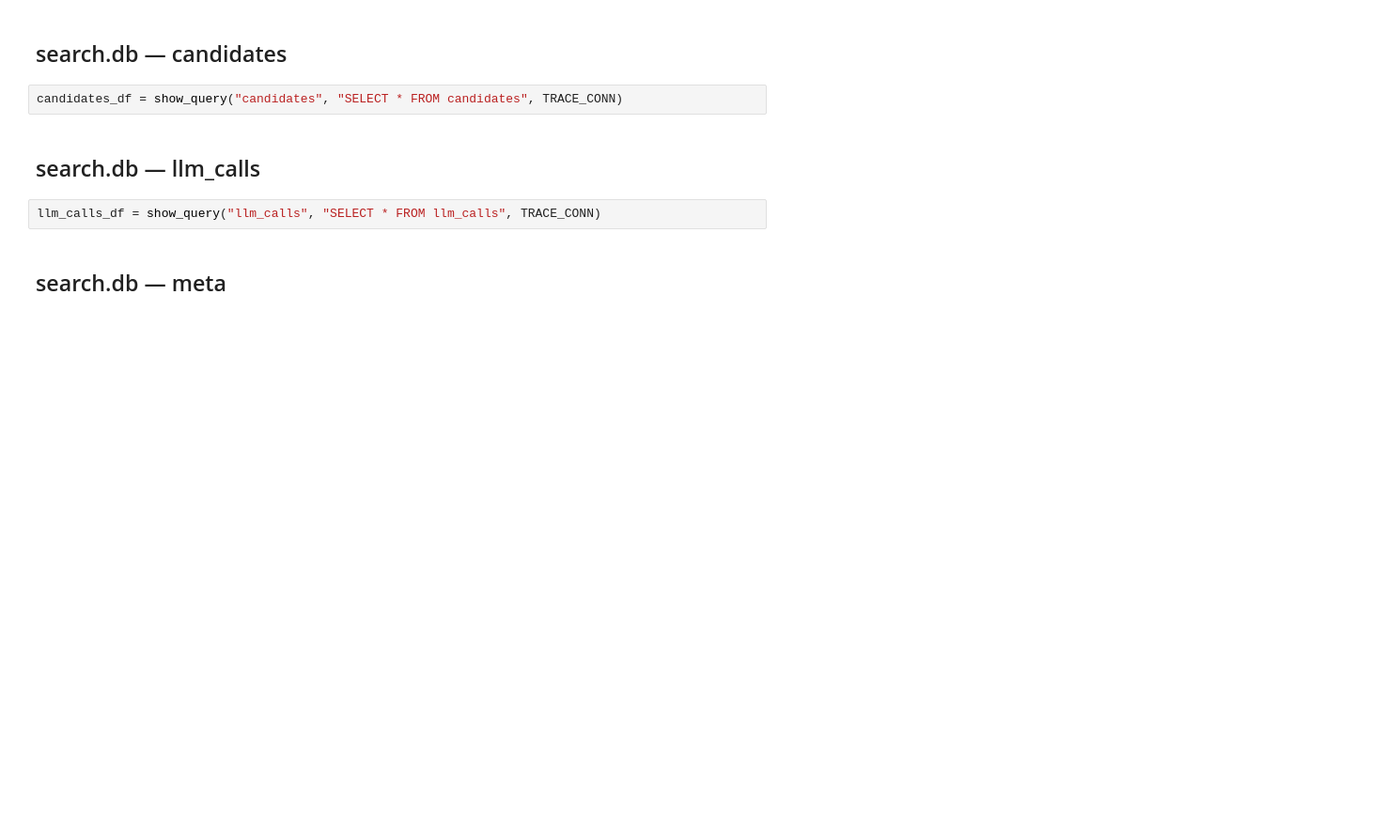
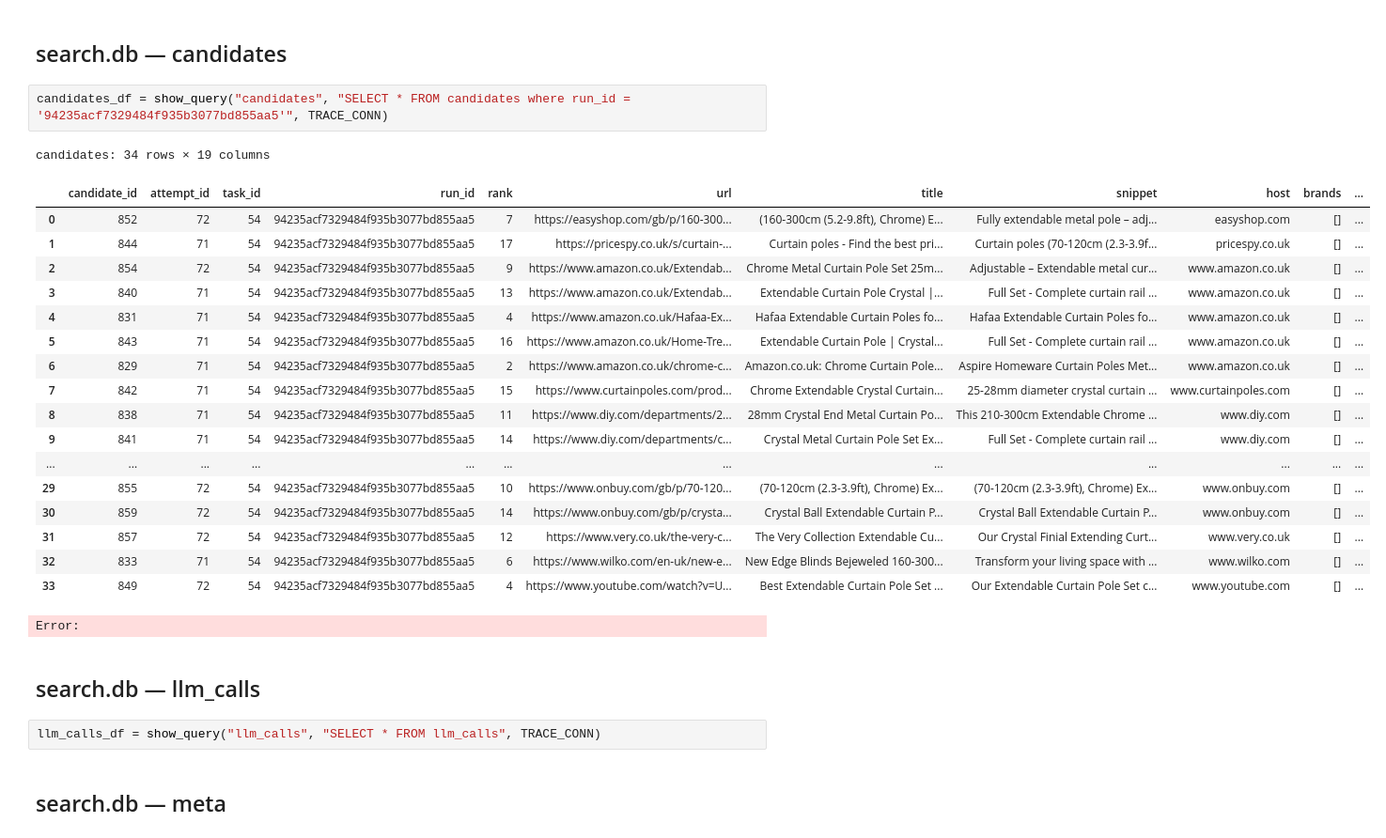
Before and after one commit to Kumoyyds/competitor_product_search, a Jupyter notebook: src/search/script/inspect_tables.ipynb, the cells around one changed output. Shown at 94% size. Cells and saved outputs as stored; diff of their text form; blank space fills up the shorter version.

```diff
--- a/src/search/script/inspect_tables.ipynb
+++ b/src/search/script/inspect_tables.ipynb
@@ -142,7 +180,27 @@ node_events: 10 rows × 15 columns
 # %% [markdown]
 ## search.db — candidates
 # %%
-candidates_df = show_query("candidates", "SELECT * FROM candidates", TRACE_CONN)
+candidates_df = show_query("candidates", "SELECT * FROM candidates where run_id = '94235acf7329484f935b3077bd855aa5'", TRACE_CONN)
+# %% [output]
+candidates: 34 rows × 19 columns
+|  | candidate_id | attempt_id | task_id | run_id | rank | url | title | snippet | host | brands | ... |
+| 0 | 852 | 72 | 54 | 94235acf7329484f935b3077bd855aa5 | 7 | https://easyshop.com/gb/p/160-300... | (160-300cm (5.2-9.8ft), Chrome) E... | Fully extendable metal pole – adj... | easyshop.com | [] | ... |
+| 1 | 844 | 71 | 54 | 94235acf7329484f935b3077bd855aa5 | 17 | https://pricespy.co.uk/s/curtain-... | Curtain poles - Find the best pri... | Curtain poles (70-120cm (2.3-3.9f... | pricespy.co.uk | [] | ... |
+| 2 | 854 | 72 | 54 | 94235acf7329484f935b3077bd855aa5 | 9 | https://www.amazon.co.uk/Extendab... | Chrome Metal Curtain Pole Set 25m... | Adjustable – Extendable metal cur... | www.amazon.co.uk | [] | ... |
+| 3 | 840 | 71 | 54 | 94235acf7329484f935b3077bd855aa5 | 13 | https://www.amazon.co.uk/Extendab... | Extendable Curtain Pole Crystal |... | Full Set - Complete curtain rail ... | www.amazon.co.uk | [] | ... |
+| 4 | 831 | 71 | 54 | 94235acf7329484f935b3077bd855aa5 | 4 | https://www.amazon.co.uk/Hafaa-Ex... | Hafaa Extendable Curtain Poles fo... | Hafaa Extendable Curtain Poles fo... | www.amazon.co.uk | [] | ... |
+| 5 | 843 | 71 | 54 | 94235acf7329484f935b3077bd855aa5 | 16 | https://www.amazon.co.uk/Home-Tre... | Extendable Curtain Pole | Crystal... | Full Set - Complete curtain rail ... | www.amazon.co.uk | [] | ... |
+| 6 | 829 | 71 | 54 | 94235acf7329484f935b3077bd855aa5 | 2 | https://www.amazon.co.uk/chrome-c... | Amazon.co.uk: Chrome Curtain Pole... | Aspire Homeware Curtain Poles Met... | www.amazon.co.uk | [] | ... |
+| 7 | 842 | 71 | 54 | 94235acf7329484f935b3077bd855aa5 | 15 | https://www.curtainpoles.com/prod... | Chrome Extendable Crystal Curtain... | 25-28mm diameter crystal curtain ... | www.curtainpoles.com | [] | ... |
+| 8 | 838 | 71 | 54 | 94235acf7329484f935b3077bd855aa5 | 11 | https://www.diy.com/departments/2... | 28mm Crystal End Metal Curtain Po... | This 210-300cm Extendable Chrome ... | www.diy.com | [] | ... |
+| 9 | 841 | 71 | 54 | 94235acf7329484f935b3077bd855aa5 | 14 | https://www.diy.com/departments/c... | Crystal Metal Curtain Pole Set Ex... | Full Set - Complete curtain rail ... | www.diy.com | [] | ... |
+| ... | ... | ... | ... | ... | ... | ... | ... | ... | ... | ... | ... |
+| 29 | 855 | 72 | 54 | 94235acf7329484f935b3077bd855aa5 | 10 | https://www.onbuy.com/gb/p/70-120... | (70-120cm (2.3-3.9ft), Chrome) Ex... | (70-120cm (2.3-3.9ft), Chrome) Ex... | www.onbuy.com | [] | ... |
+| 30 | 859 | 72 | 54 | 94235acf7329484f935b3077bd855aa5 | 14 | https://www.onbuy.com/gb/p/crysta... | Crystal Ball Extendable Curtain P... | Crystal Ball Extendable Curtain P... | www.onbuy.com | [] | ... |
+| 31 | 857 | 72 | 54 | 94235acf7329484f935b3077bd855aa5 | 12 | https://www.very.co.uk/the-very-c... | The Very Collection Extendable Cu... | Our Crystal Finial Extending Curt... | www.very.co.uk | [] | ... |
+| 32 | 833 | 71 | 54 | 94235acf7329484f935b3077bd855aa5 | 6 | https://www.wilko.com/en-uk/new-e... | New Edge Blinds Bejeweled 160-300... | Transform your living space with ... | www.wilko.com | [] | ... |
+| 33 | 849 | 72 | 54 | 94235acf7329484f935b3077bd855aa5 | 4 | https://www.youtube.com/watch?v=U... | Best Extendable Curtain Pole Set ... | Our Extendable Curtain Pole Set c... | www.youtube.com | [] | ... |
+Error:
 # %% [markdown]
 ## search.db — llm_calls
 # %%
```
Also changed, not shown: parts of 6 cells of this notebook, 34 other files.
